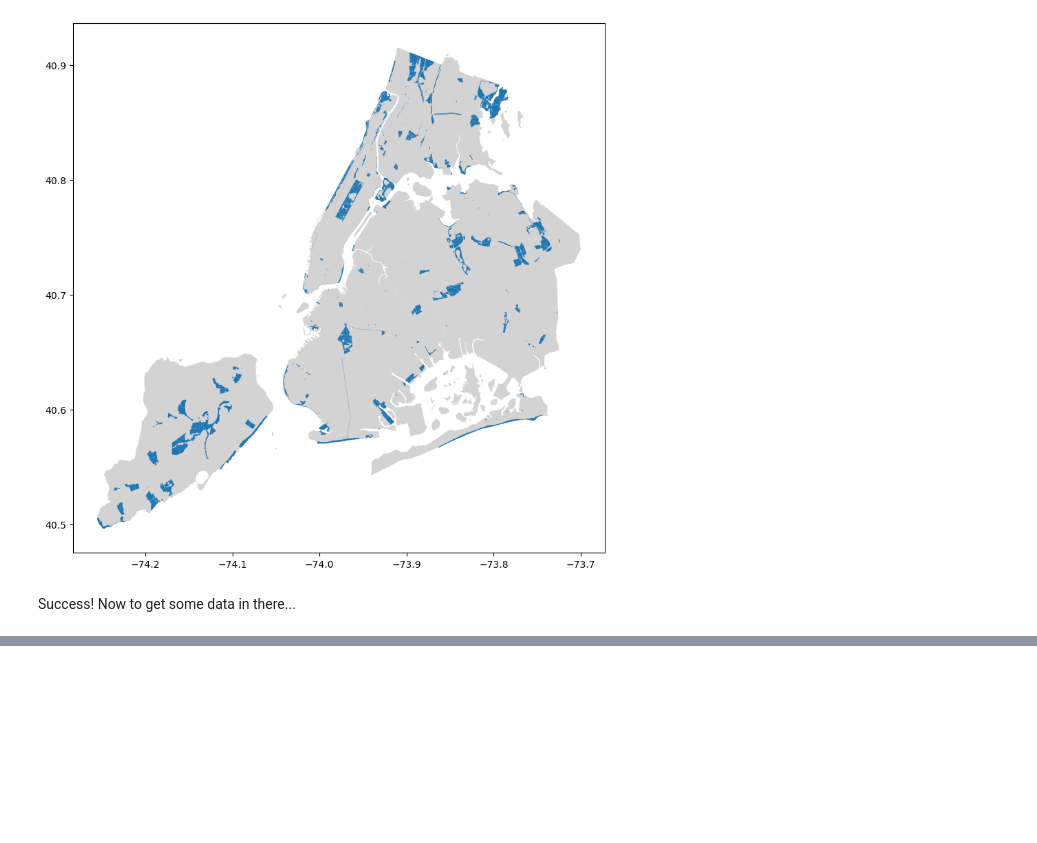
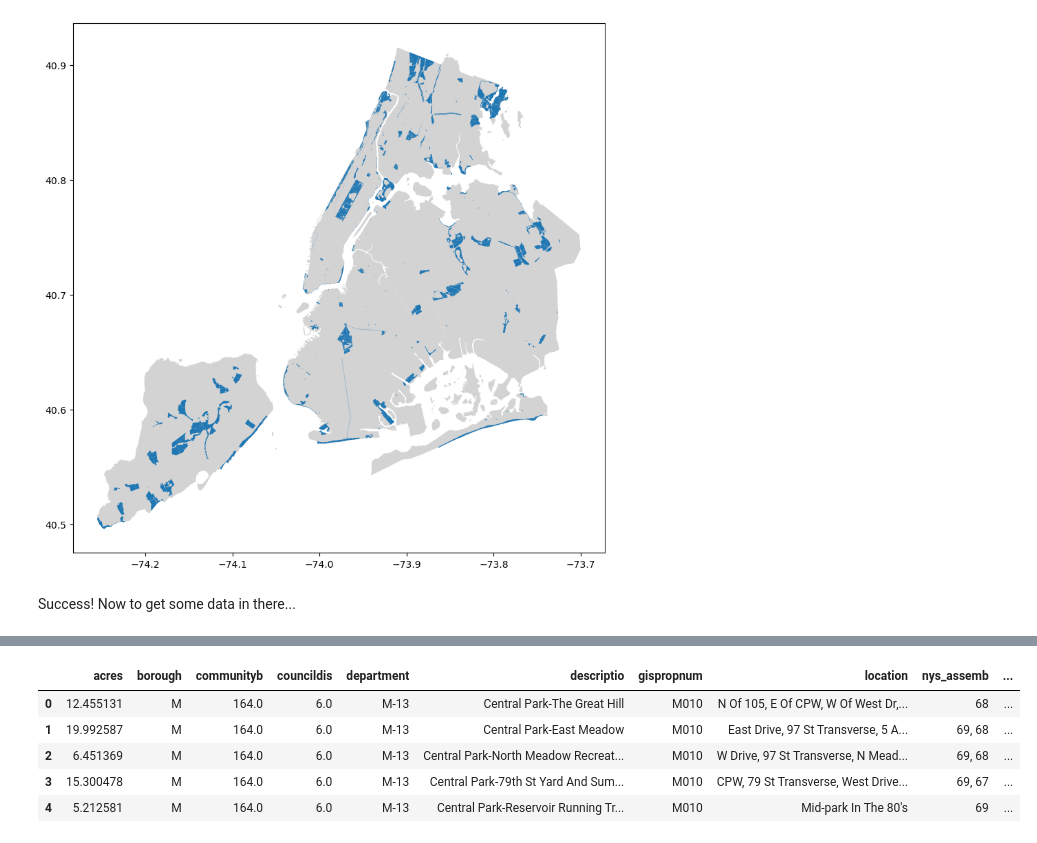
Before and after one commit to newyorkmyc/walks-list, a Jupyter notebook: mapping.ipynb, the cells around one changed output, grey strips where cells are left out. Cells and saved outputs as stored; diff of their text form; code cells hidden in the pictures; blank space fills up the shorter version.

```diff
--- a/mapping.ipynb
+++ b/mapping.ipynb
@@ -52,0 +108,9 @@ Success! Now to get some data in there...
+# %%
+parks.head()
+# %% [output]
+|  | acres | borough | communityb | councildis | department | descriptio | gispropnum | location | nys_assemb | ... |
+| 0 | 12.455131 | M | 164.0 | 6.0 | M-13 | Central Park-The Great Hill | M010 | N Of 105, E Of CPW, W Of West Dr,... | 68 | ... |
+| 1 | 19.992587 | M | 164.0 | 6.0 | M-13 | Central Park-East Meadow | M010 | East Drive, 97 St Transverse, 5 A... | 69, 68 | ... |
+| 2 | 6.451369 | M | 164.0 | 6.0 | M-13 | Central Park-North Meadow Recreat... | M010 | W Drive, 97 St Transverse, N Mead... | 69, 68 | ... |
+| 3 | 15.300478 | M | 164.0 | 6.0 | M-13 | Central Park-79th St Yard And Sum... | M010 | CPW, 79 St Transverse, West Drive... | 69, 67 | ... |
+| 4 | 5.212581 | M | 164.0 | 6.0 | M-13 | Central Park-Reservoir Running Tr... | M010 | Mid-park In The 80's | 69 | ... |
```
Also changed, not shown: parts of 7 cells of this notebook, 1 other file.
